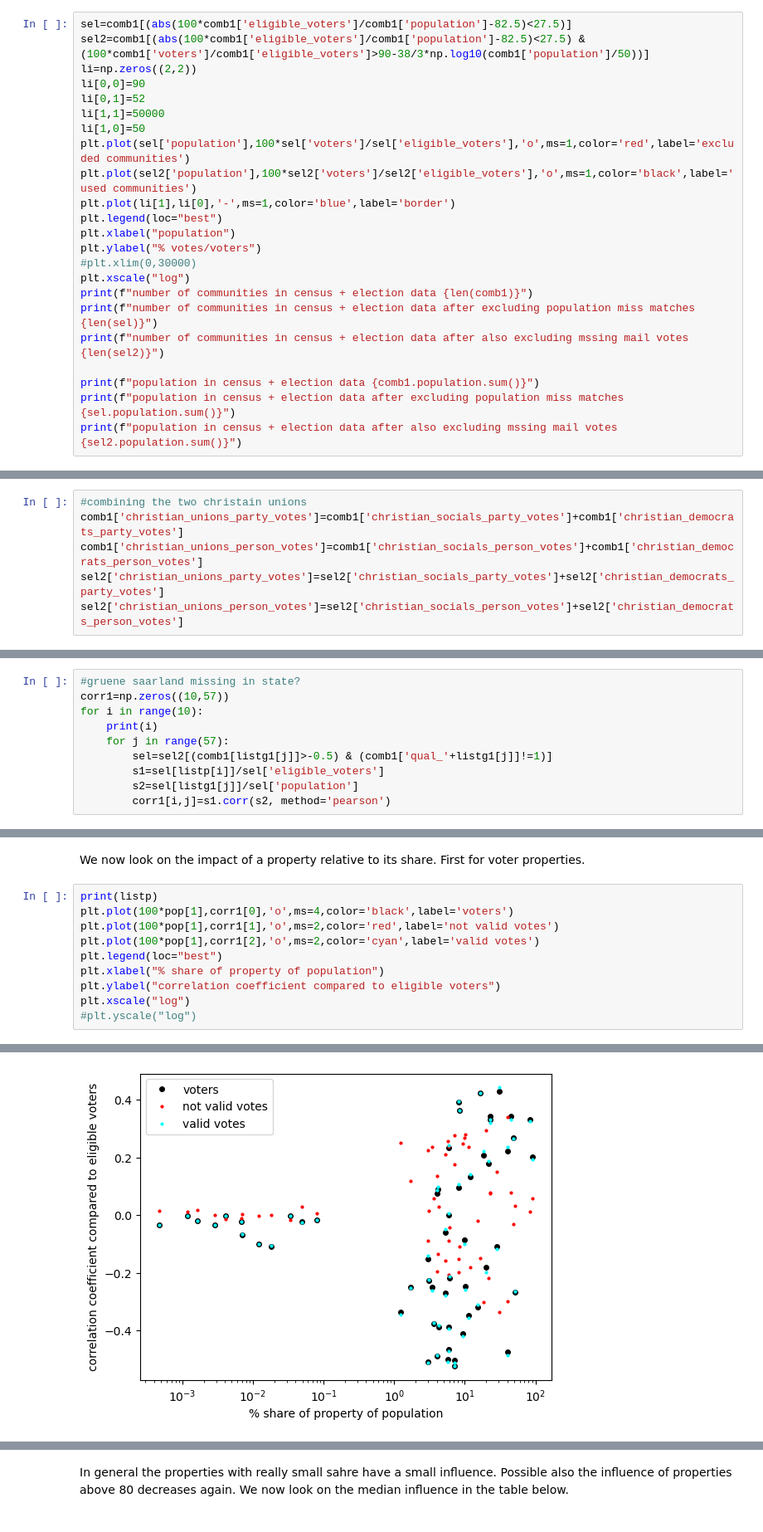
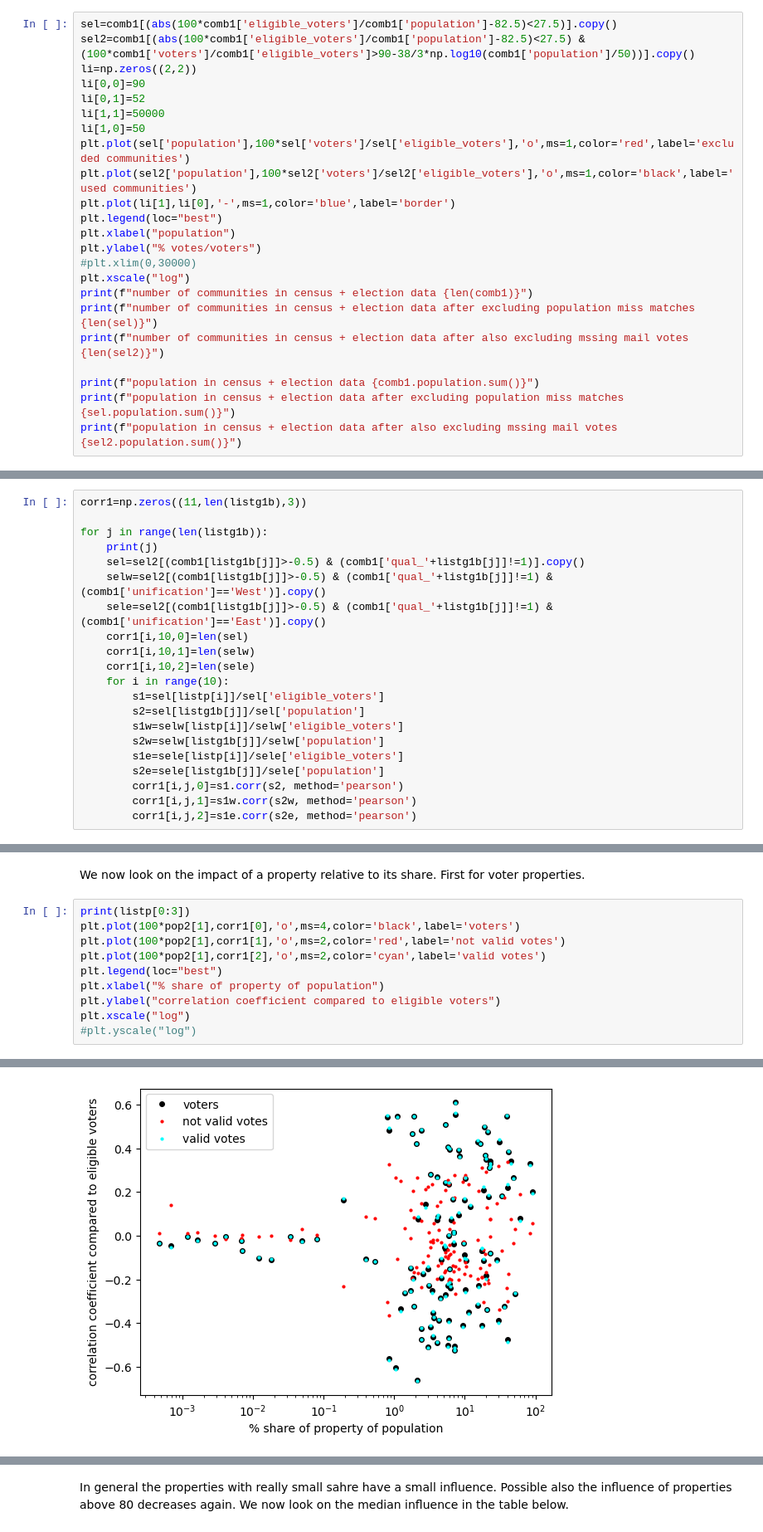
Before and after one commit to tkfritz/Germany-election, a Jupyter notebook: germany_linear.ipynb, the cells around one changed output, grey strips where cells are left out. Shown at 83% size. Drawn from its saved outputs; the diff is of its cells as text.

Commit message:
Adding more features in correlation, also adding East/West there

```diff
--- a/germany_linear.ipynb
+++ b/germany_linear.ipynb
@@ -926,8 +926,8 @@ median is 79.4048633117967
 # %% [markdown]
 We are now looking on the valid votes as function of voters. That checks for communities were votes are mssing because the mail votes were counted elsewhere. Since it is known that the mail votes is diffent, those communities are best excluded.
 # %%
-sel=comb1[(abs(100*comb1['eligible_voters']/comb1['population']-82.5)<27.5)]
-sel2=comb1[(abs(100*comb1['eligible_voters']/comb1['population']-82.5)<27.5) & (100*comb1['voters']/comb1['eligible_voters']>90-38/3*np.log10(comb1['population']/50))]
+sel=comb1[(abs(100*comb1['eligible_voters']/comb1['population']-82.5)<27.5)].copy()
+sel2=comb1[(abs(100*comb1['eligible_voters']/comb1['population']-82.5)<27.5) & (100*comb1['voters']/comb1['eligible_voters']>90-38/3*np.log10(comb1['population']/50))].copy()
 li=np.zeros((2,2))
 li[0,0]=90
 li[0,1]=52
@@ -1187,6 +1240,0 @@ We are now calculating the correlation for all of them and the votes of the 6 ma
-# %%
-#combining the two christain unions
-comb1['christian_unions_party_votes']=comb1['christian_socials_party_votes']+comb1['christian_democrats_party_votes']
-comb1['christian_unions_person_votes']=comb1['christian_socials_person_votes']+comb1['christian_democrats_person_votes']
-sel2['christian_unions_party_votes']=sel2['christian_socials_party_votes']+sel2['christian_democrats_party_votes']
-sel2['christian_unions_person_votes']=sel2['christian_socials_person_votes']+sel2['christian_democrats_person_votes']
@@ -1264,12 +1259,23 @@ print(len(listg1))
 # %%
-#gruene saarland missing in state?
-corr1=np.zeros((10,57))
-for i in range(10):
-    print(i)
-    for j in range(57):
-        sel=sel2[(comb1[listg1[j]]>-0.5) & (comb1['qual_'+listg1[j]]!=1)]
+corr1=np.zeros((11,len(listg1b),3))
+
+for j in range(len(listg1b)):
+    print(j)
+    sel=sel2[(comb1[listg1b[j]]>-0.5) & (comb1['qual_'+listg1b[j]]!=1)].copy()
+    selw=sel2[(comb1[listg1b[j]]>-0.5) & (comb1['qual_'+listg1b[j]]!=1) & (comb1['unification']=='West')].copy()
+    sele=sel2[(comb1[listg1b[j]]>-0.5) & (comb1['qual_'+listg1b[j]]!=1) & (comb1['unification']=='East')].copy()
+    corr1[i,10,0]=len(sel)
+    corr1[i,10,1]=len(selw)
+    corr1[i,10,2]=len(sele)
+    for i in range(10):
         s1=sel[listp[i]]/sel['eligible_voters']
-        s2=sel[listg1[j]]/sel['population']
-        corr1[i,j]=s1.corr(s2, method='pearson')
+        s2=sel[listg1b[j]]/sel['population']
+        s1w=selw[listp[i]]/selw['eligible_voters']
+        s2w=selw[listg1b[j]]/selw['population']
+        s1e=sele[listp[i]]/sele['eligible_voters']
+        s2e=sele[listg1b[j]]/sele['population']
+        corr1[i,j,0]=s1.corr(s2, method='pearson')
+        corr1[i,j,1]=s1w.corr(s2w, method='pearson')
+        corr1[i,j,2]=s1e.corr(s2e, method='pearson')
 # %% [output]
 0
@@ -1341,10 +1364,10 @@ There is really a correlation between birth country and libertarian vote share a
 # %% [markdown]
 We now look on the impact of a property relative to its share. First for voter properties.
 # %%
-print(listp)
-plt.plot(100*pop[1],corr1[0],'o',ms=4,color='black',label='voters')
-plt.plot(100*pop[1],corr1[1],'o',ms=2,color='red',label='not valid votes')
-plt.plot(100*pop[1],corr1[2],'o',ms=2,color='cyan',label='valid votes')
+print(listp[0:3])
+plt.plot(100*pop2[1],corr1[0],'o',ms=4,color='black',label='voters')
+plt.plot(100*pop2[1],corr1[1],'o',ms=2,color='red',label='not valid votes')
+plt.plot(100*pop2[1],corr1[2],'o',ms=2,color='cyan',label='valid votes')
 plt.legend(loc="best")
 plt.xlabel("% share of property of population")
 plt.ylabel("correlation coefficient compared to eligible voters")
@@ -1355,2 +1378,2 @@ plt.xscale("log")
-[figure, old version]
+[figure, new version]
 # %%
```
Also changed, not shown: parts of 97 cells of this notebook.
